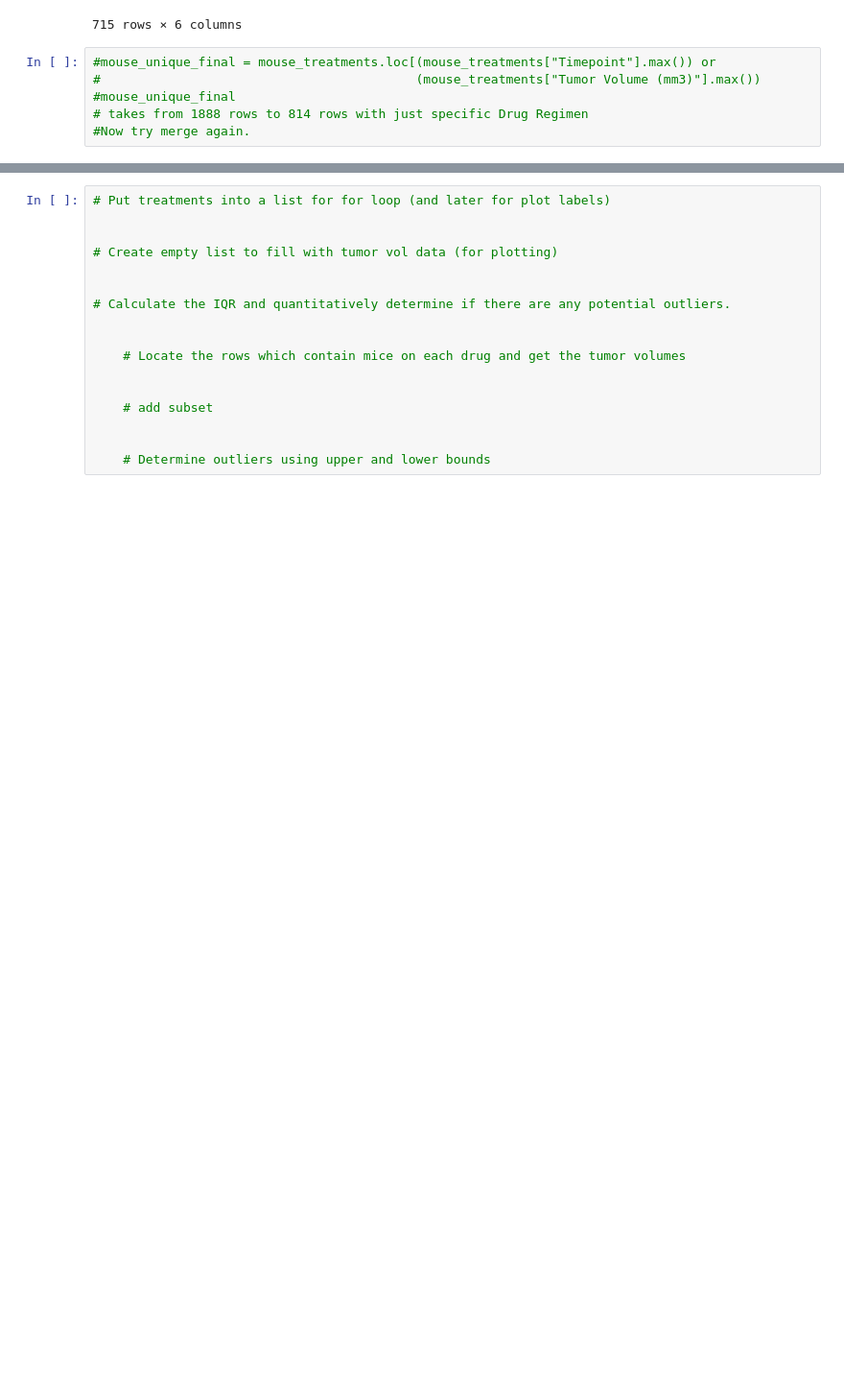
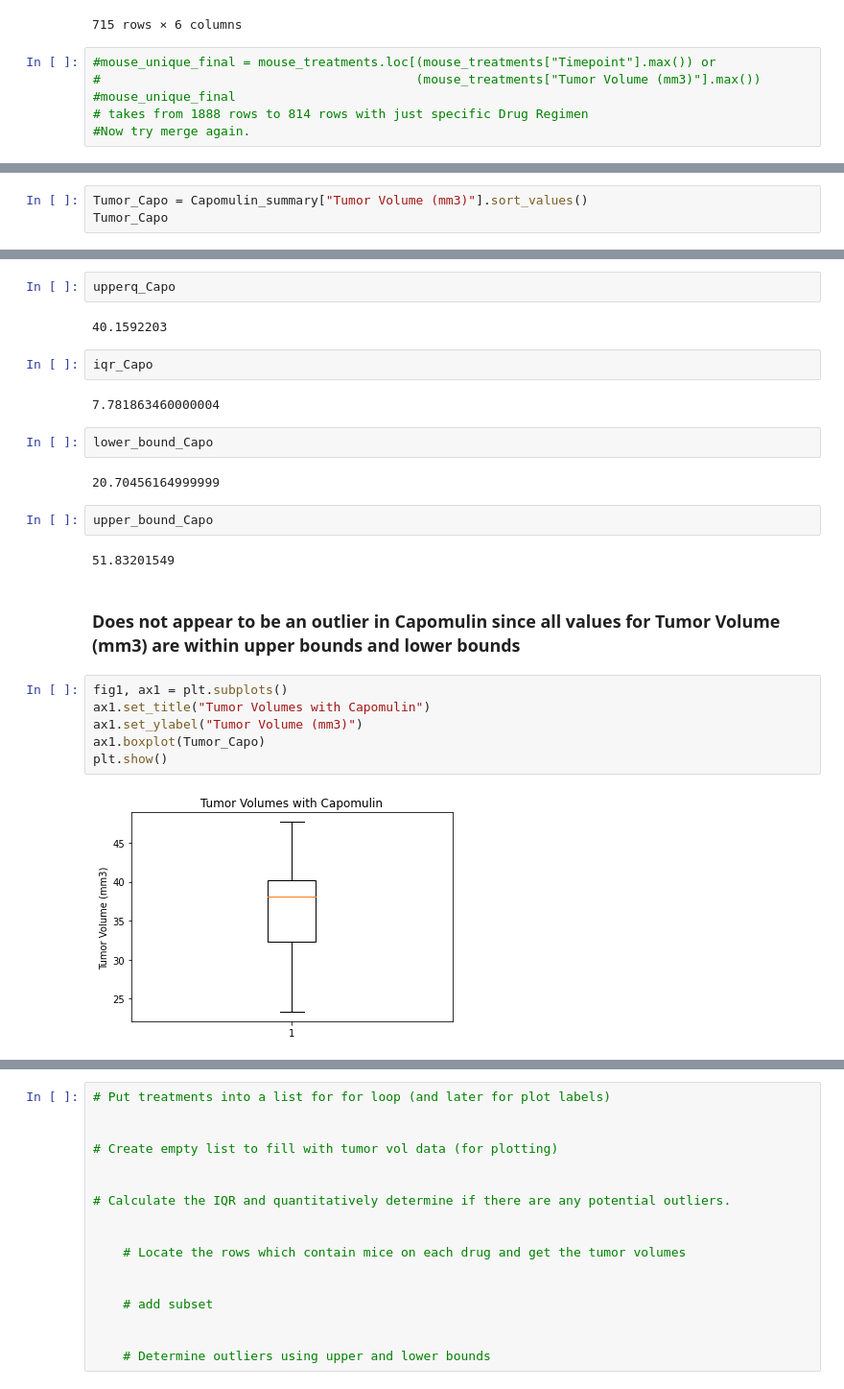
Before and after one commit to bsdutton/Matplotlib-challenge, a Jupyter notebook: Pymaceuticals/pymaceuticals-working.ipynb, the cells around one changed output, grey strips where cells are left out. Shown at 96% size. Cells and saved outputs as stored; diff of their text form; blank space fills up the shorter version.

```diff
--- a/Pymaceuticals/pymaceuticals-working.ipynb
+++ b/Pymaceuticals/pymaceuticals-working.ipynb
@@ -2392,0 +2594,3 @@ mouse_timepoint
+# %%
+Tumor_Capo = Capomulin_summary["Tumor Volume (mm3)"].sort_values()
+Tumor_Capo
@@ -2392,0 +2634,26 @@ mouse_timepoint
+# %%
+upperq_Capo
+# %% [output]
+40.1592203
+# %%
+iqr_Capo
+# %% [output]
+7.781863460000004
+# %%
+lower_bound_Capo
+# %% [output]
+20.70456164999999
+# %%
+upper_bound_Capo
+# %% [output]
+51.83201549
+# %% [markdown]
+### Does not appear to be an outlier in Capomulin since all values for Tumor Volume (mm3) are within upper bounds and lower bounds
+# %%
+fig1, ax1 = plt.subplots()
+ax1.set_title("Tumor Volumes with Capomulin")
+ax1.set_ylabel("Tumor Volume (mm3)")
+ax1.boxplot(Tumor_Capo)
+plt.show()
+# %% [output]
+[figure, added]
```
Also changed, not shown: parts of 101 cells of this notebook, 10 other files.
